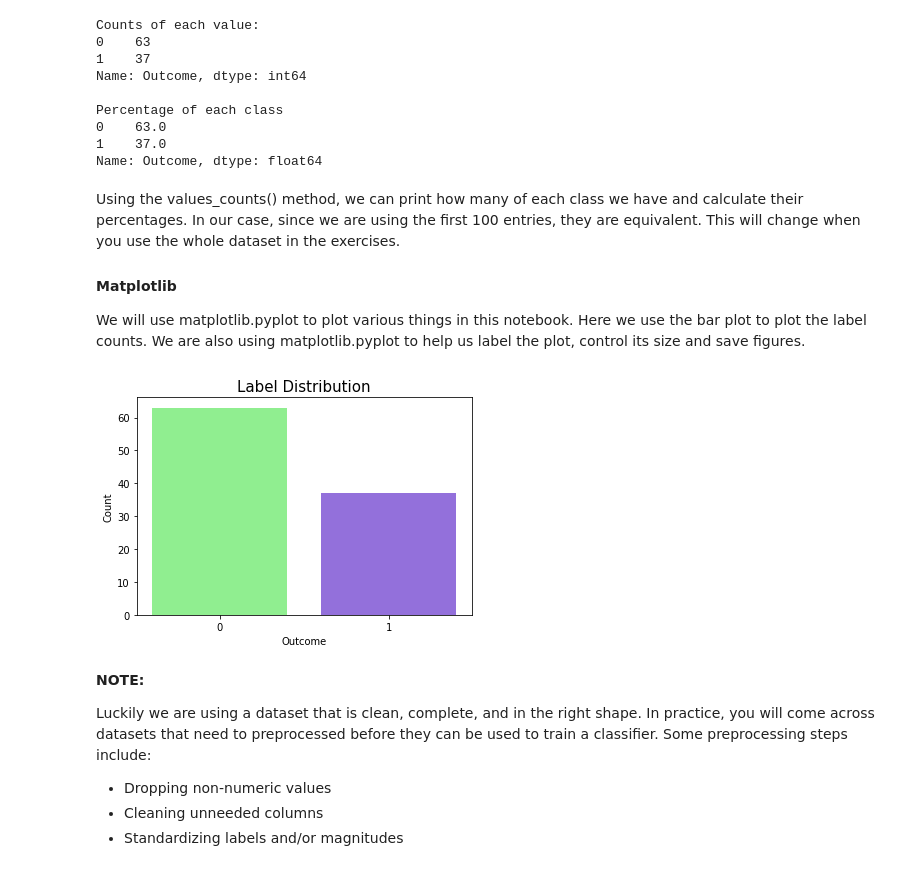
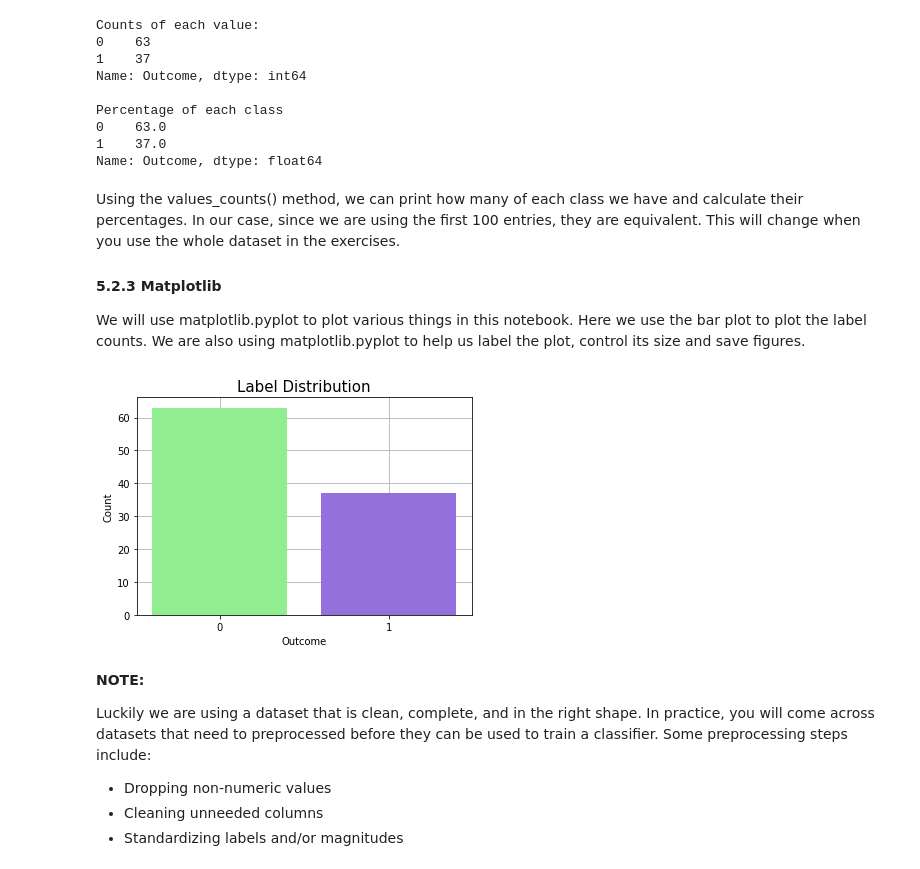
Before and after one commit to volkamerlab/ai_in_medicine, a Jupyter notebook: week1_session4_intro_to_ml_and_scikit_learn.ipynb, the cells around one changed output. Cells and saved outputs as stored; diff of their text form; code cells hidden in the pictures.

```diff
--- a/week1_session4_intro_to_ml_and_scikit_learn.ipynb
+++ b/week1_session4_intro_to_ml_and_scikit_learn.ipynb
@@ -185,25 +228,26 @@ Name: Outcome, dtype: float64
 # %% [markdown]
 Using the values_counts() method, we can print how many of each class we have and calculate their percentages. In our case, since we are using the first 100 entries, they are equivalent. This will change when you use the whole dataset in the exercises.
 
-#### Matplotlib
+#### 5.2.3 Matplotlib
 
 We will use matplotlib.pyplot to plot various things in this notebook. Here we use the bar plot to plot the label counts. We are also using matplotlib.pyplot to help us label the plot, control its size and save figures.
 # %%
 # find the label counts
 counts = y.value_counts()
 x_labels = counts.keys().map(str) # Transform Index type to string
 y_counts = counts.values
 
 
 # plot the label count plot
 fig, ax = plt.subplots(1,1)
-ax.bar(x_labels, y_counts, color=['lightgreen', 'mediumpurple'])
+ax.bar(x_labels, y_counts, color=['lightgreen', 'mediumpurple'], zorder=5)
 ax.set_xlabel('Outcome')
 ax.set_ylabel('Count')
 ax.set_title('Label Distribution', fontsize=15)
+ax.grid()
 fig.savefig('results/week1_session4_intro_to_ml_and_scikit-learn/count_plot')
 # %% [output]
-[figure, old version]
+[figure, new version]
 # %% [markdown]
 **NOTE:**
 
```
Also changed, not shown: parts of 26 cells of this notebook, 1 other file.
